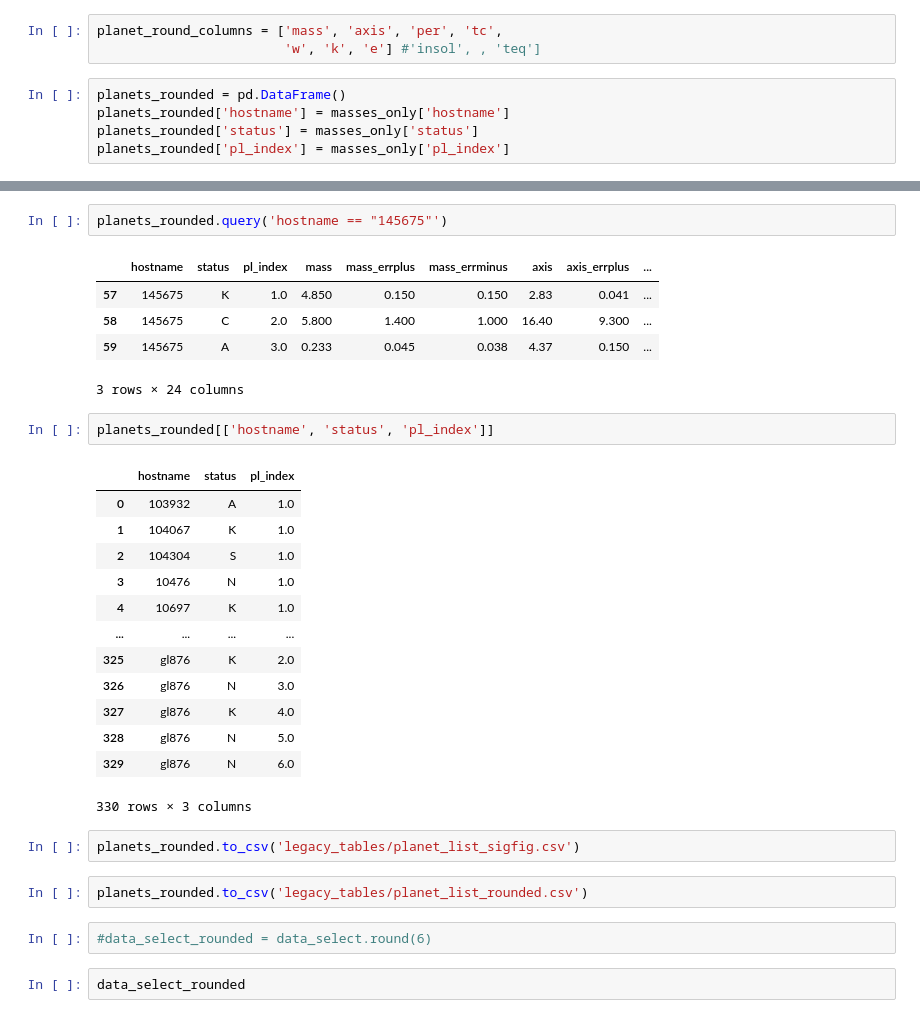
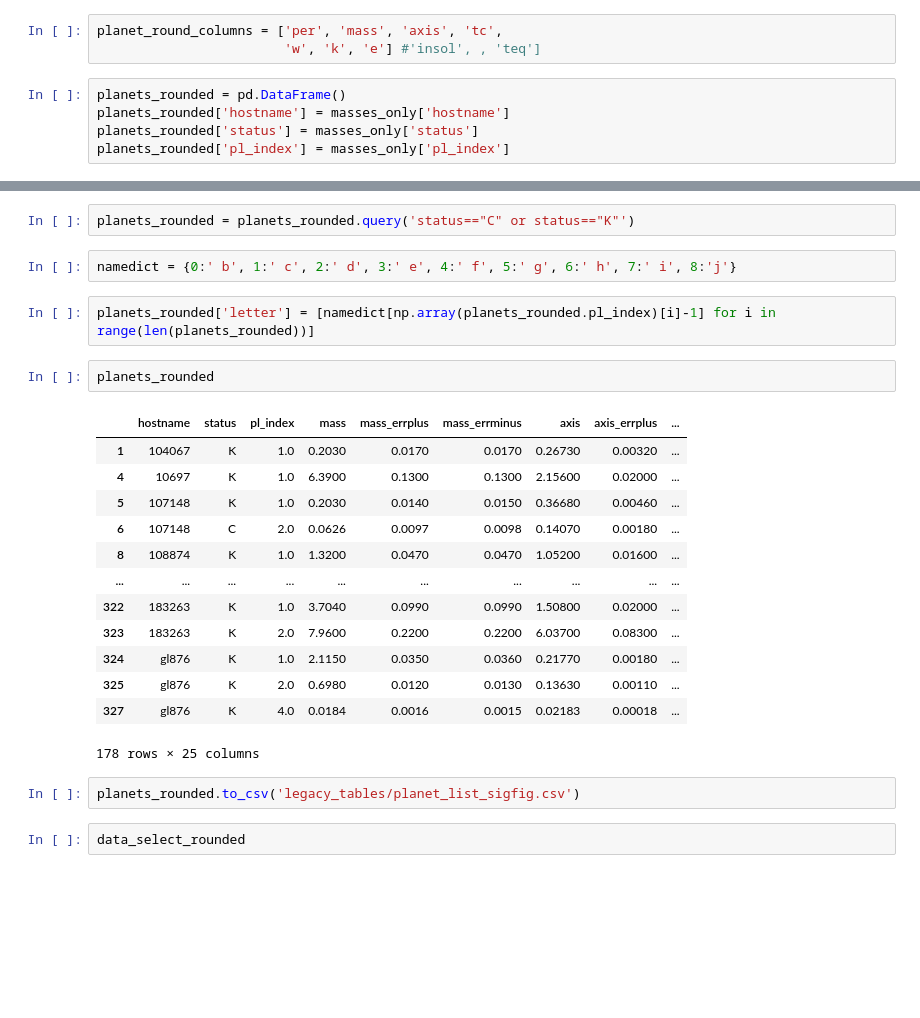
Before and after one commit to leerosenthalj/CLSI, a Jupyter notebook: Notebook_Tables.ipynb, the cells around one changed output, grey strips where cells are left out. Saved outputs shown, nothing was run; the diff lists cells and outputs as text; blank space fills up the shorter version.

Commit message:
Added planet letters to planet_list_sigfig.

```diff
--- a/Notebook_Tables.ipynb
+++ b/Notebook_Tables.ipynb
@@ -1066,7 +1066,7 @@ stellar_rounded.to_csv('legacy_tables/stellar_parameters_rounded.csv')
 masses_only['insol_minus'] = masses_only['insols_minus']
 masses_only['insol_plus']  = masses_only['insols_plus']
 # %%
-planet_round_columns = ['mass', 'axis', 'per', 'tc',
+planet_round_columns = ['per', 'mass', 'axis', 'tc',
                         'w', 'k', 'e'] #'insol', , 'teq']
 # %%
 planets_rounded = pd.DataFrame()
@@ -1099,36 +1099,30 @@ tc
 w
 k
 e
-# %%
-planets_rounded.query('hostname == "145675"')
-# %% [output]
-|  | hostname | status | pl_index | mass | mass_errplus | mass_errminus | axis | axis_errplus | ... |
-| 57 | 145675 | K | 1.0 | 4.850 | 0.150 | 0.150 | 2.83 | 0.041 | ... |
-| 58 | 145675 | C | 2.0 | 5.800 | 1.400 | 1.000 | 16.40 | 9.300 | ... |
-| 59 | 145675 | A | 3.0 | 0.233 | 0.045 | 0.038 | 4.37 | 0.150 | ... |
-3 rows × 24 columns
-# %%
-planets_rounded[['hostname', 'status', 'pl_index']]
-# %% [output]
-|  | hostname | status | pl_index |
-| 0 | 103932 | A | 1.0 |
-| 1 | 104067 | K | 1.0 |
-| 2 | 104304 | S | 1.0 |
-| 3 | 10476 | N | 1.0 |
-| 4 | 10697 | K | 1.0 |
-| ... | ... | ... | ... |
-| 325 | gl876 | K | 2.0 |
-| 326 | gl876 | N | 3.0 |
-| 327 | gl876 | K | 4.0 |
-| 328 | gl876 | N | 5.0 |
-| 329 | gl876 | N | 6.0 |
-330 rows × 3 columns
+# %%
+planets_rounded = planets_rounded.query('status=="C" or status=="K"')
+# %%
+namedict = {0:' b', 1:' c', 2:' d', 3:' e', 4:' f', 5:' g', 6:' h', 7:' i', 8:'j'}
+# %%
+planets_rounded['letter'] = [namedict[np.array(planets_rounded.pl_index)[i]-1] for i in range(len(planets_rounded))]
+# %%
+planets_rounded
+# %% [output]
+|  | hostname | status | pl_index | mass | mass_errplus | mass_errminus | axis | axis_errplus | ... |
+| 1 | 104067 | K | 1.0 | 0.2030 | 0.0170 | 0.0170 | 0.26730 | 0.00320 | ... |
+| 4 | 10697 | K | 1.0 | 6.3900 | 0.1300 | 0.1300 | 2.15600 | 0.02000 | ... |
+| 5 | 107148 | K | 1.0 | 0.2030 | 0.0140 | 0.0150 | 0.36680 | 0.00460 | ... |
+| 6 | 107148 | C | 2.0 | 0.0626 | 0.0097 | 0.0098 | 0.14070 | 0.00180 | ... |
+| 8 | 108874 | K | 1.0 | 1.3200 | 0.0470 | 0.0470 | 1.05200 | 0.01600 | ... |
+| ... | ... | ... | ... | ... | ... | ... | ... | ... | ... |
+| 322 | 183263 | K | 1.0 | 3.7040 | 0.0990 | 0.0990 | 1.50800 | 0.02000 | ... |
+| 323 | 183263 | K | 2.0 | 7.9600 | 0.2200 | 0.2200 | 6.03700 | 0.08300 | ... |
+| 324 | gl876 | K | 1.0 | 2.1150 | 0.0350 | 0.0360 | 0.21770 | 0.00180 | ... |
+| 325 | gl876 | K | 2.0 | 0.6980 | 0.0120 | 0.0130 | 0.13630 | 0.00110 | ... |
+| 327 | gl876 | K | 4.0 | 0.0184 | 0.0016 | 0.0015 | 0.02183 | 0.00018 | ... |
+178 rows × 25 columns
 # %%
 planets_rounded.to_csv('legacy_tables/planet_list_sigfig.csv')
-# %%
-planets_rounded.to_csv('legacy_tables/planet_list_rounded.csv')
-# %%
-#data_select_rounded = data_select.round(6)
 # %%
 data_select_rounded
 # %% [output]
```
Also changed, not shown: parts of 1 cell of this notebook, 1 other file.
